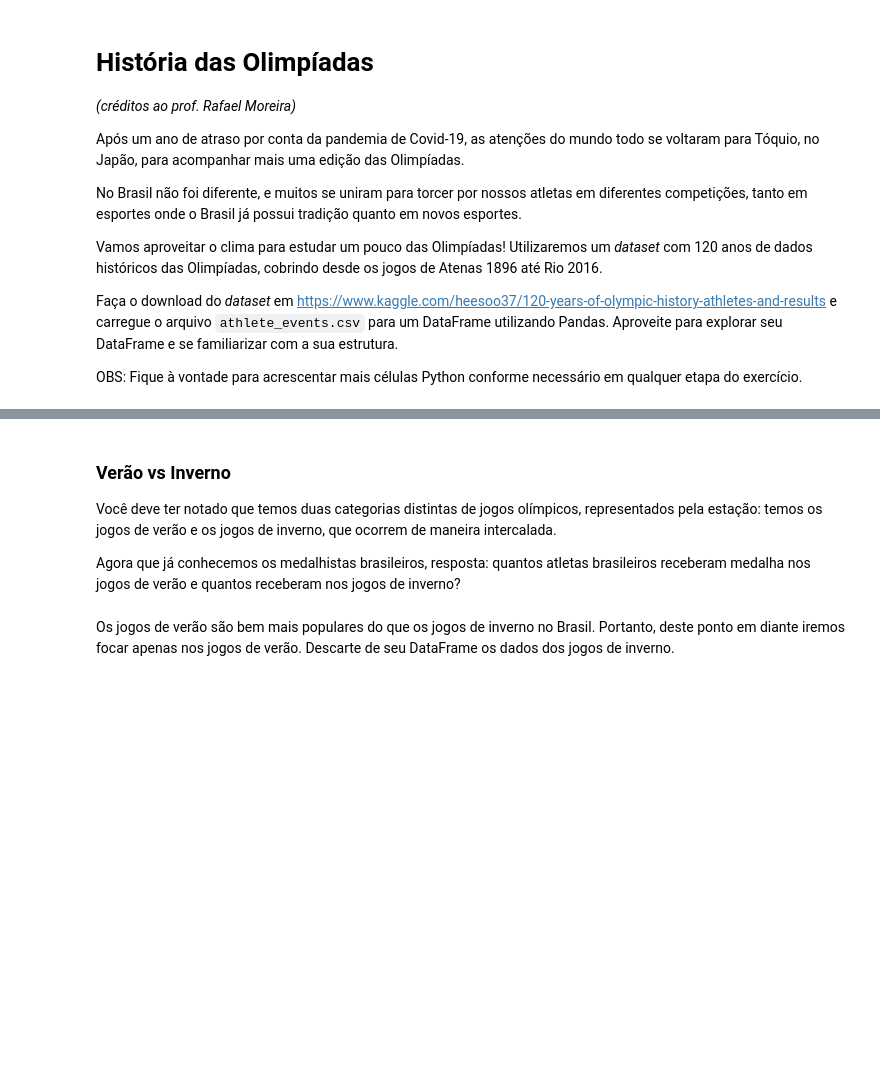
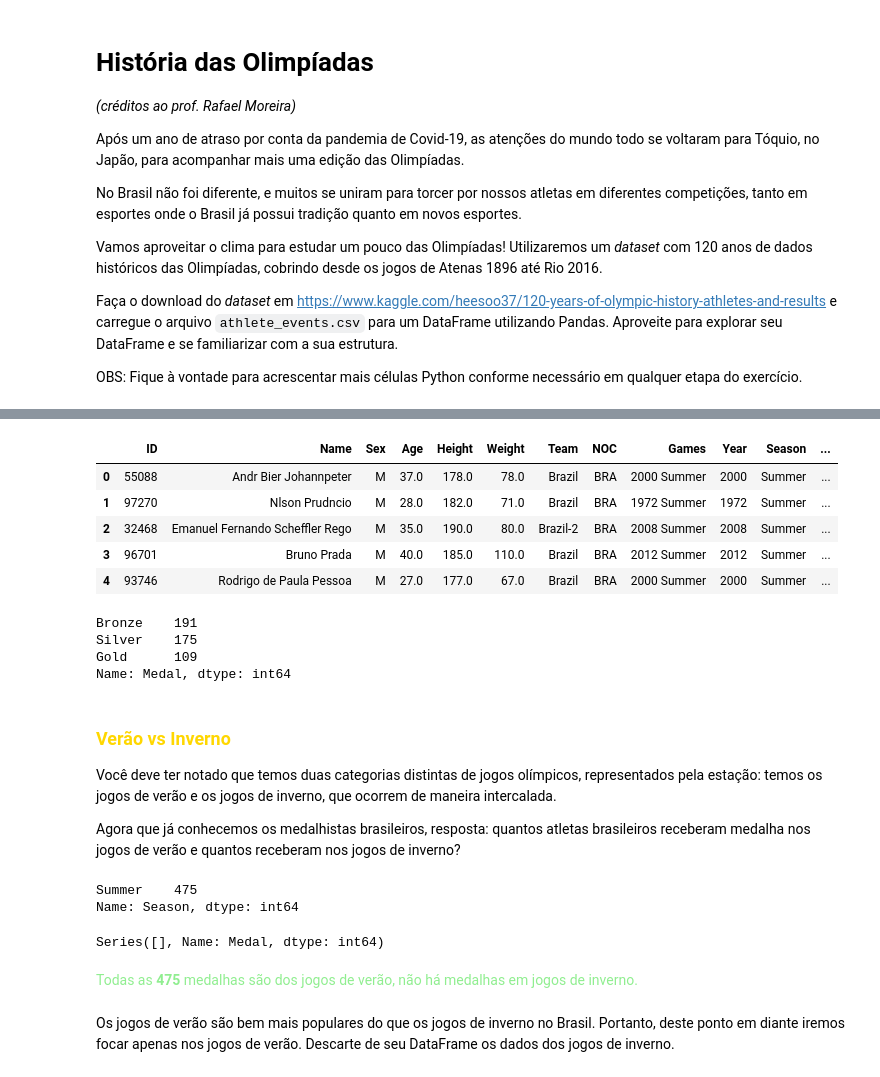
Before and after one commit to baiochi/LetsCode, a Jupyter notebook: Modulo 3 - Biblioteca e APIs/Projetos/Projeto - Pandas.ipynb, the cells around one changed output, grey strips where cells are left out. Cells and saved outputs as stored; diff of their text form; code cells hidden in the pictures; blank space fills up the shorter version.

````diff
--- a/Modulo 3 - Biblioteca e APIs/Projetos/Projeto - Pandas.ipynb
+++ b/Modulo 3 - Biblioteca e APIs/Projetos/Projeto - Pandas.ipynb
@@ -21,11 +81,39 @@ Vamos começar estudando o desempenho do nossos próprio país. Gere um DataFram
 Vamos focar um pouco nos casos de sucesso do Brasil. Use o seu DataFrame anterior para filtrar apenas informações sobre **medalhistas** brasileiros.
 
 **DICA:** observe como a coluna ```Medal``` é representada quando o atleta não ganhou medalha.
+# %%
+df_brazil_medals = df_brazil[df_brazil['Medal'].notna()].sort_values('Medal').reset_index(drop=True)
+df_brazil_medals.head()
+# %% [output]
+|  | ID | Name | Sex | Age | Height | Weight | Team | NOC | Games | Year | Season | ... |
+| 0 | 55088 | Andr Bier Johannpeter | M | 37.0 | 178.0 | 78.0 | Brazil | BRA | 2000 Summer | 2000 | Summer | ... |
+| 1 | 97270 | Nlson Prudncio | M | 28.0 | 182.0 | 71.0 | Brazil | BRA | 1972 Summer | 1972 | Summer | ... |
+| 2 | 32468 | Emanuel Fernando Scheffler Rego | M | 35.0 | 190.0 | 80.0 | Brazil-2 | BRA | 2008 Summer | 2008 | Summer | ... |
+| 3 | 96701 | Bruno Prada | M | 40.0 | 185.0 | 110.0 | Brazil | BRA | 2012 Summer | 2012 | Summer | ... |
+| 4 | 93746 | Rodrigo de Paula Pessoa | M | 27.0 | 177.0 | 67.0 | Brazil | BRA | 2000 Summer | 2000 | Summer | ... |
+# %%
+df_brazil_medals['Medal'].value_counts()
+# %% [output]
+Bronze    191
+Silver    175
+Gold      109
+Name: Medal, dtype: int64
 # %% [markdown]
-### Verão vs Inverno
+### <span id='pt1.3' style='color:Gold'> Verão vs Inverno </span>
 
 Você deve ter notado que temos duas categorias distintas de jogos olímpicos, representados pela estação: temos os jogos de verão e os jogos de inverno, que ocorrem de maneira intercalada.
 
 Agora que já conhecemos os medalhistas brasileiros, resposta: quantos atletas brasileiros receberam medalha nos jogos de verão e quantos receberam nos jogos de inverno?
+# %%
+df_brazil_medals['Season'].value_counts()
+# %% [output]
+Summer    475
+Name: Season, dtype: int64
+# %%
+df_brazil[df_brazil['Season']=='Winter']['Medal'].value_counts()
+# %% [output]
+Series([], Name: Medal, dtype: int64)
+# %% [markdown]
+<span style='color:LightGreen'>Todas as <b>475</b> medalhas são dos jogos de verão, não há medalhas em jogos de inverno.</span>
 # %% [markdown]
 Os jogos de verão são bem mais populares do que os jogos de inverno no Brasil. Portanto, deste ponto em diante iremos focar apenas nos jogos de verão. Descarte de seu DataFrame os dados dos jogos de inverno.
````
Also changed, not shown: parts of 95 cells of this notebook.
